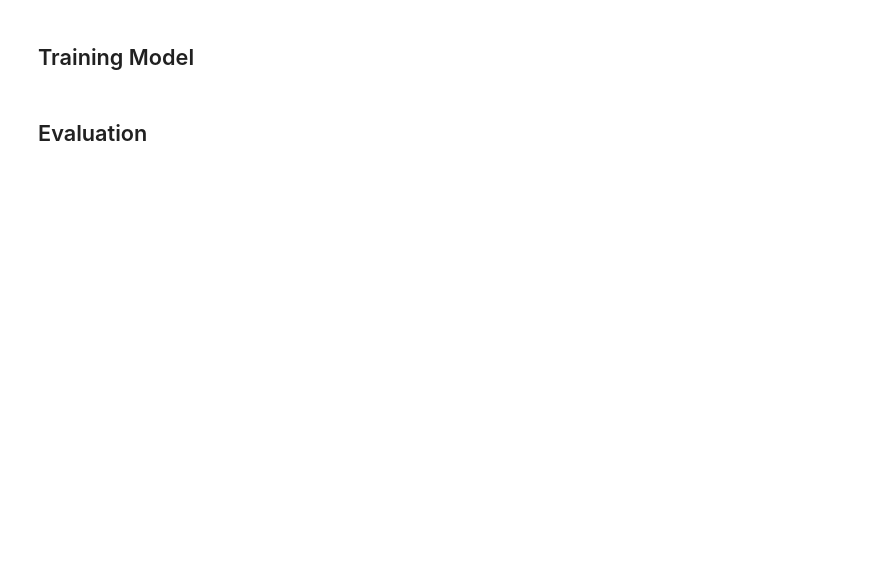
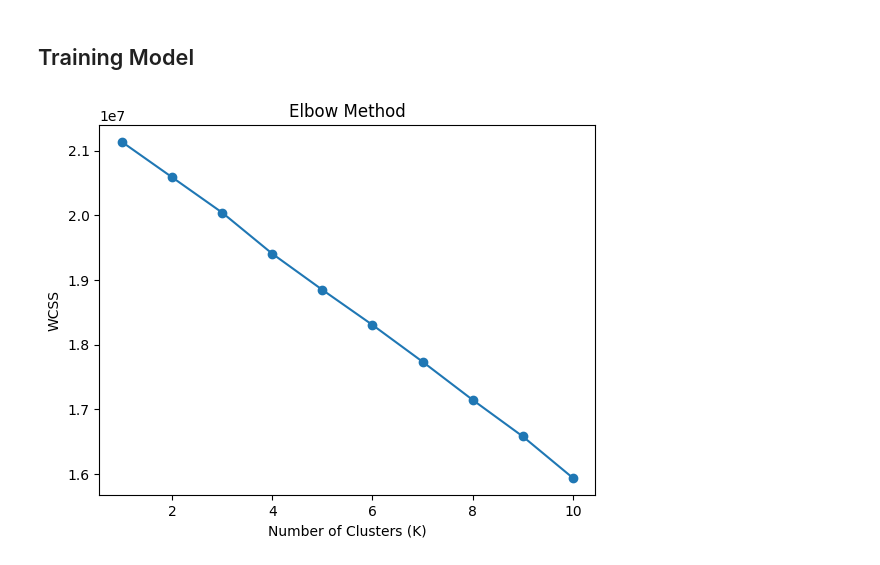
Before and after one commit to ash-iiiiish/30-Machine-Learning-Projects, a Jupyter notebook: C-Clustering_Projects(23-30)/23.Customer_Segmentation/customer segmentation.ipynb, the cells around one changed output. Saved outputs shown, nothing was run; the diff lists cells and outputs as text; code cells hidden in the pictures; blank space fills up the shorter version.

Commit message:
clustering under process

```diff
--- a/C-Clustering_Projects(23-30)/23.Customer_Segmentation/customer segmentation.ipynb
+++ b/C-Clustering_Projects(23-30)/23.Customer_Segmentation/customer segmentation.ipynb
@@ -43,0 +83,2 @@ df.tail()
+# %%
+df = df.drop(columns=['CustomerID','Description','InvoiceNo','StockCode'])
@@ -44,4 +107,31 @@ df.tail()
+# %%
+# Only encode if 'Country' exists (avoids KeyError if already encoded or missing)
+if 'Country' in df.columns:
+	df = pd.get_dummies(df, columns=['Country'], drop_first=True)
+else:
+	# 'Country' already expanded into dummy columns or not present — no action needed
+	pass
+# %%
+# Drop datetime column before scaling
+df_scaled = df.drop(columns=['InvoiceDate'])
+
+scaler = StandardScaler()
+X_scaled = scaler.fit_transform(df_scaled)
 # %% [markdown]
 ## Training Model
-# %% [markdown]
-## Evaluation
+# %%
+wcss = []
+
+for k in range(1, 11):
+    kmeans = KMeans(n_clusters=k, random_state=42)
+    kmeans.fit(X_scaled)
+    wcss.append(kmeans.inertia_)
+# %%
+plt.figure()
+plt.plot(range(1, 11), wcss, marker='o')
+plt.xlabel('Number of Clusters (K)')
+plt.ylabel('WCSS')
+plt.title('Elbow Method')
+plt.show()
+# %% [output]
+[figure, added]
```
Also changed, not shown: parts of 16 cells of this notebook, 2 other files.
